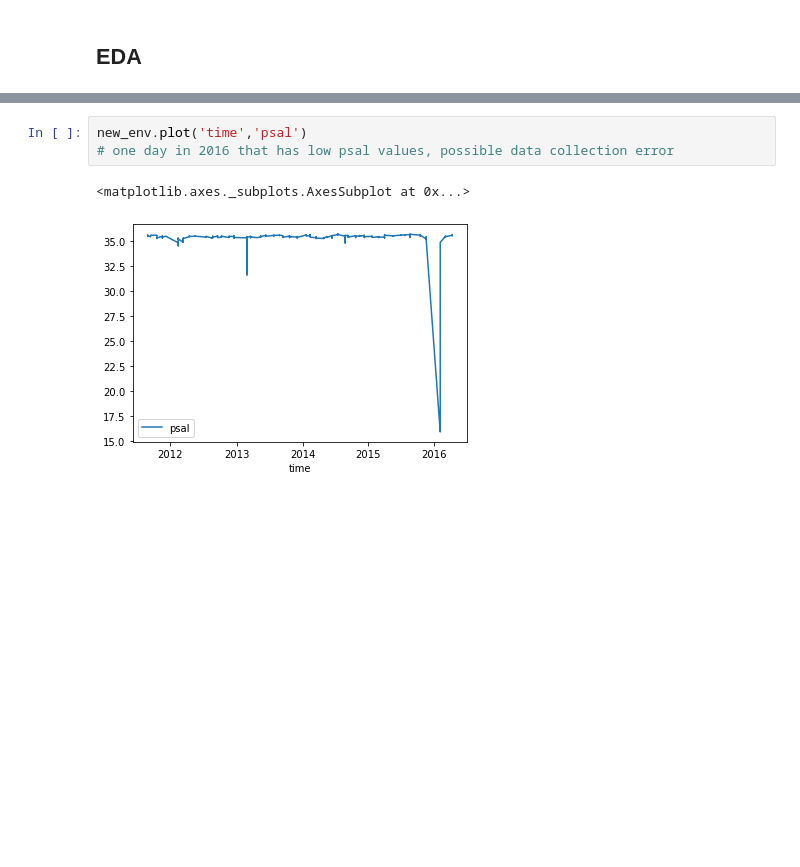
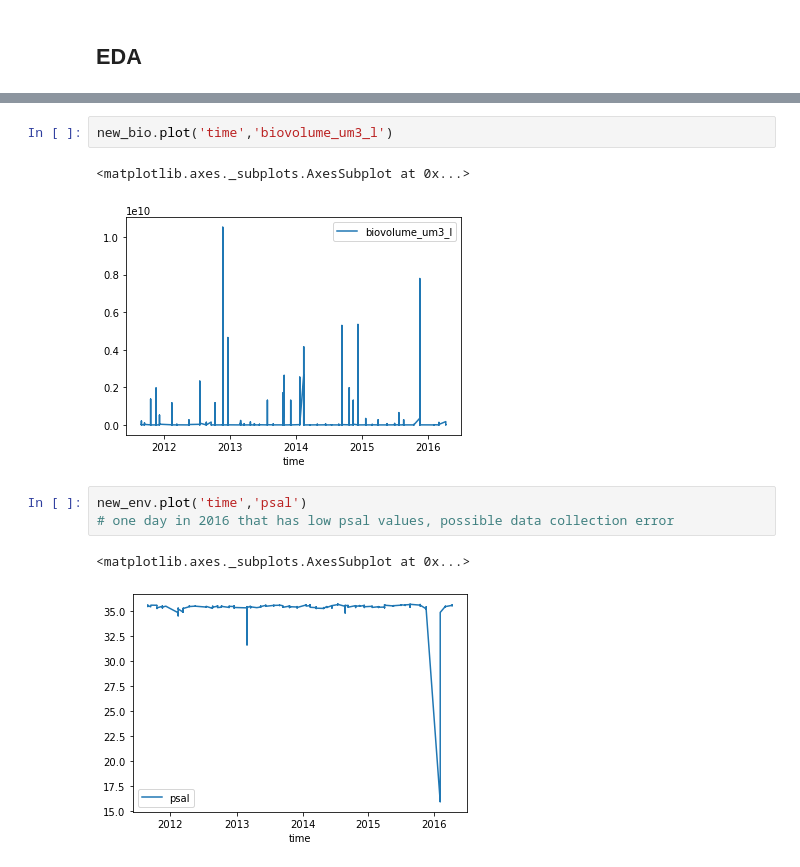
Before and after one commit to jtbenson116/COGS109final, a Jupyter notebook: jacob_final.ipynb, the cells around one changed output, grey strips where cells are left out. Saved outputs shown, nothing was run; the diff lists cells and outputs as text; blank space fills up the shorter version.

```diff
--- a/jacob_final.ipynb
+++ b/jacob_final.ipynb
@@ -58,3 +65,8 @@ plt.show()
+# %%
+new_bio.plot('time','biovolume_um3_l')
+# %% [output]
+<matplotlib.axes._subplots.AxesSubplot at 0x...>
+[figure, added]
 # %%
 new_env.plot('time','psal')
 # one day in 2016 that has low psal values, possible data collection error
```
Also changed, not shown: parts of 6 cells of this notebook, 1 other file.
